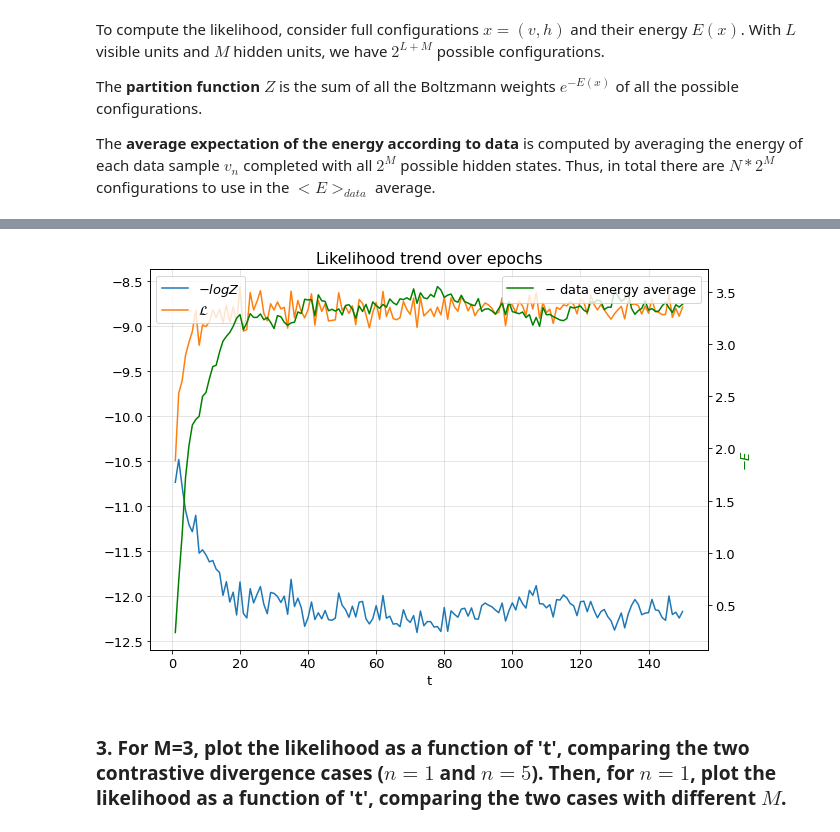
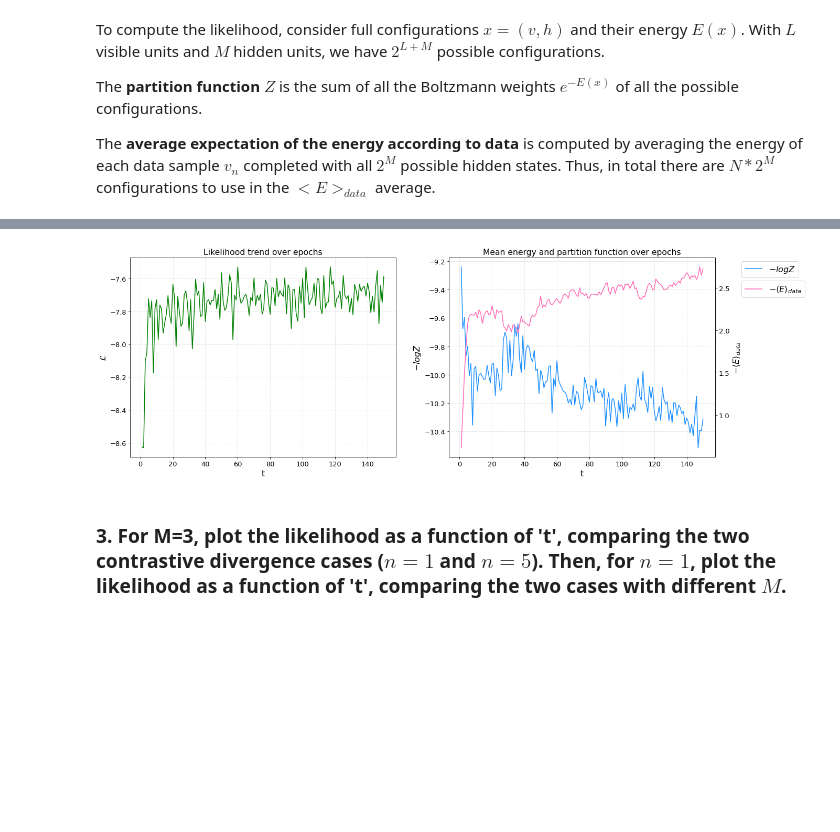
Before and after one commit to LauraRavagnani/LCP_mod_B, a Jupyter notebook: Ex4/RBM_24-giulia.ipynb, the cells around one changed output, grey strips where cells are left out. Saved outputs shown, nothing was run; the diff lists cells and outputs as text; code cells hidden in the pictures; blank space fills up the shorter version.

Commit message:
add colormap differences

```diff
--- a/Ex4/RBM_24-giulia.ipynb
+++ b/Ex4/RBM_24-giulia.ipynb
@@ -626,28 +628,33 @@ plotgraph(150, w_l, a_l, b_l)
-# %%
-# plot log likelihood during training
-
-logZfunc_ = (-1)*np.array(logZfunc)
-
-fig, ax = plt.subplots(figsize=(10,7))
-ax.grid(alpha=0.4)
-
-eps = np.linspace(1, len(logL), len(logL))
-
-ax1 = ax.twinx()
-ax1.plot(eps, (-1)*np.array(dataenergies), label = '$-$ data energy average', color = 'green')
-ax.plot(eps, logZfunc_, label = '$-logZ$')
-ax.plot(eps, logL, label = '$\\mathcal{L}$')
-ax.set_xlabel('t')
-ax.set_title('Likelihood trend over epochs')
-ax.legend(loc='upper left')
-#ax.set_ylim(-12.7,-9.5)
-# ax1.set_ylim(-0.3,0.7)
-ax1.legend(loc='upper right')
-ax1.set_ylabel('$-E$', color = 'green')
-
-plt.show()
-# %% [output]
-[figure, removed]
+# %%
+# plot log likelihood during training
+
+logZfunc_ = (-1)*np.array(logZfunc)
+eps = np.linspace(1, len(logL), len(logL))
+
+fig, ax = plt.subplots(nrows=1, ncols=2, figsize=(20,7))
+ax[0].plot(eps, logL, color='green')
+ax[0].set_xlabel('t', fontsize=16)
+ax[0].set_ylabel('$\\mathcal{L}$', fontsize=16)
+ax[0].set_title('Likelihood trend over epochs')
+#ax[0].legend()
+ax[0].grid(alpha=0.4, linestyle='--')
+
+ax[1].plot(eps, logZfunc_, label = '$-logZ$', color='dodgerblue')
+ax[1].legend(loc=(1.1, 0.9), fontsize=16)
+ax[1].grid(alpha=0.4, linestyle='--')
+ax[1].set_xlabel('t', fontsize=16)
+ax[1].set_ylabel('$-logZ$', fontsize=16)
+ax[1].set_title('Mean energy and partition function over epochs')
+
+ax_en = ax[1].twinx()
+ax_en.plot(eps, (-1)*np.array(dataenergies), label = r'$-\langle E \rangle_{data}$', color = 'hotpink')
+ax_en.legend(loc=(1.1, 0.8), fontsize=16)
+ax_en.set_ylabel(r'$-\langle E \rangle_{data}$', fontsize=16)
+
+
+plt.show()
+# %% [output]
+[figure, added]
 # %% [markdown]
 ### 3. For M=3, plot the likelihood as a function of 't', comparing the two contrastive divergence cases ($n=1$ and $n=5$). Then, for $n=1$, plot the likelihood as a function of 't', comparing the two cases with different $M$.
 # %% [markdown]
```
Also changed, not shown: parts of 13 cells of this notebook.
